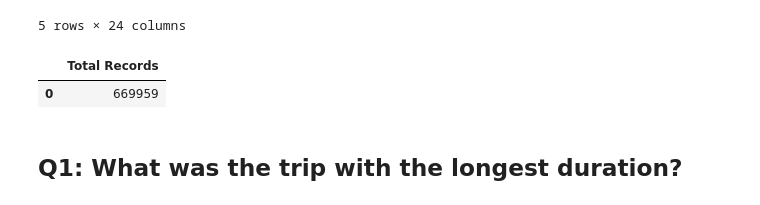
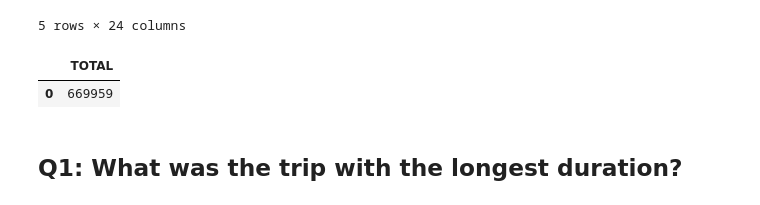
Before and after one commit to lucastancm96/sql_jupyter, a Jupyter notebook: sfbike_sql.ipynb, the cells around one changed output. Cells and saved outputs as stored; diff of their text form; code cells hidden in the pictures.

```diff
--- a/sfbike_sql.ipynb
+++ b/sfbike_sql.ipynb
@@ -115,10 +115,10 @@ run_query(query)
 5 rows × 24 columns
 # %%
 # Check how many records in trip table
-query = "SELECT COUNT(*) AS \'Total Records' FROM trip"
+query = "SELECT COUNT(*) AS TOTAL FROM trip"
 run_query(query)
 # %% [output]
-|  | Total Records |
+|  | TOTAL |
 | 0 | 669959 |
 # %% [markdown]
 ## Q1: What was the trip with the longest duration?
```
Also changed, not shown: parts of 7 cells of this notebook.
